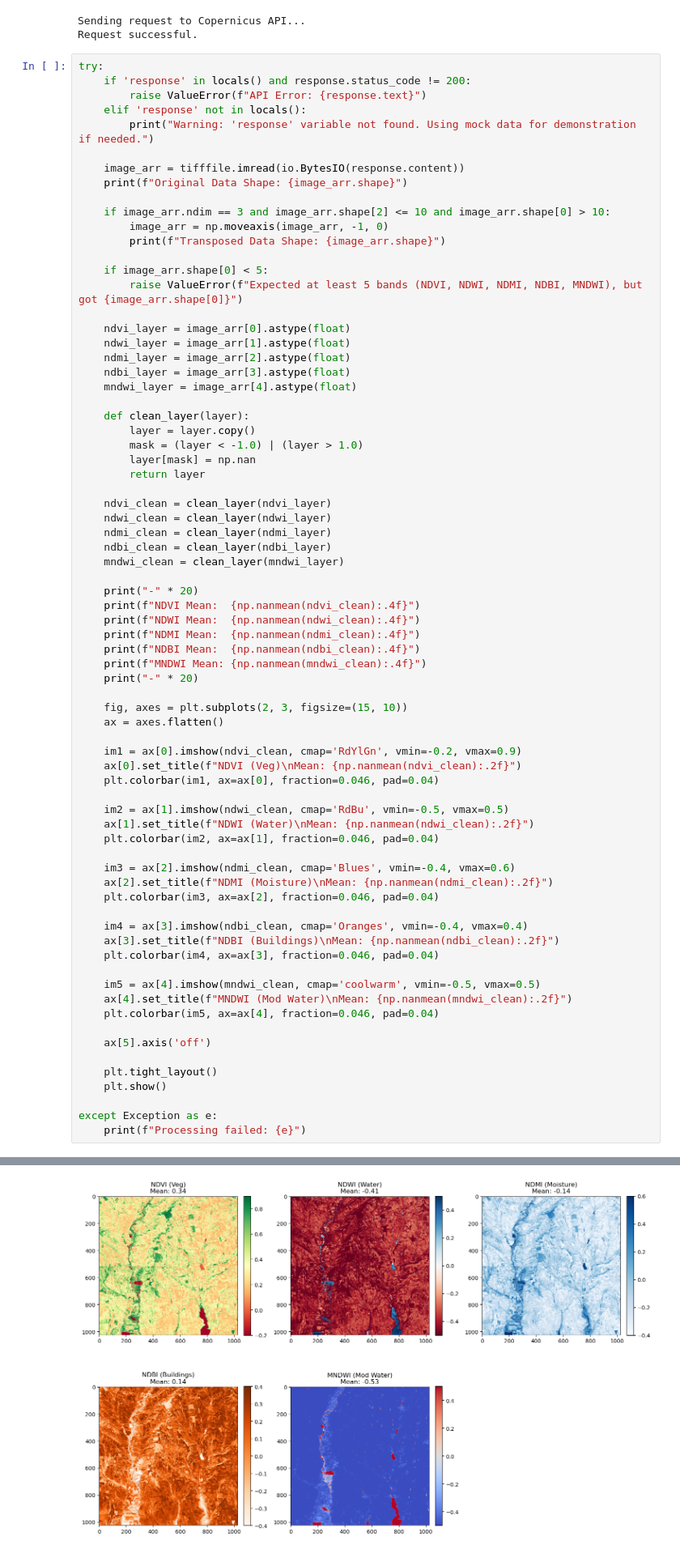
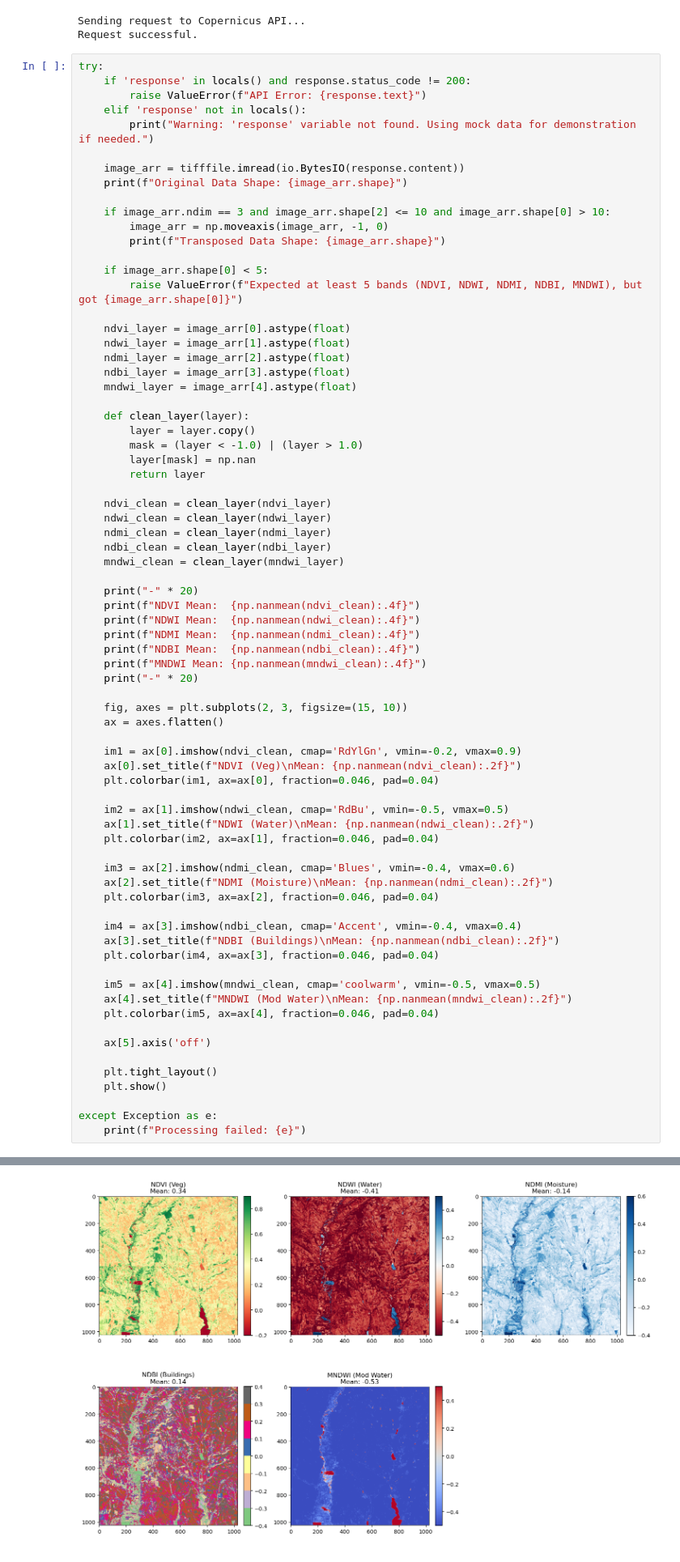
Before and after one commit to stefancristian236/Migration-Prediction, a Jupyter notebook: data_aquisitionApi.ipynb, the cells around one changed output, grey strips where cells are left out. Shown at 81% size. Saved outputs shown, nothing was run; the diff lists cells and outputs as text.

```diff
--- a/data_aquisitionApi.ipynb
+++ b/data_aquisitionApi.ipynb
@@ -168,32 +168,32 @@ try:
     plt.colorbar(im2, ax=ax[1], fraction=0.046, pad=0.04)
 
     im3 = ax[2].imshow(ndmi_clean, cmap='Blues', vmin=-0.4, vmax=0.6)
     ax[2].set_title(f"NDMI (Moisture)\nMean: {np.nanmean(ndmi_clean):.2f}")
     plt.colorbar(im3, ax=ax[2], fraction=0.046, pad=0.04)
 
-    im4 = ax[3].imshow(ndbi_clean, cmap='Oranges', vmin=-0.4, vmax=0.4)
+    im4 = ax[3].imshow(ndbi_clean, cmap='Accent', vmin=-0.4, vmax=0.4)
     ax[3].set_title(f"NDBI (Buildings)\nMean: {np.nanmean(ndbi_clean):.2f}")
     plt.colorbar(im4, ax=ax[3], fraction=0.046, pad=0.04)
 
     im5 = ax[4].imshow(mndwi_clean, cmap='coolwarm', vmin=-0.5, vmax=0.5)
     ax[4].set_title(f"MNDWI (Mod Water)\nMean: {np.nanmean(mndwi_clean):.2f}")
     plt.colorbar(im5, ax=ax[4], fraction=0.046, pad=0.04)
 
     ax[5].axis('off')
 
     plt.tight_layout()
     plt.show()
 
 except Exception as e:
     print(f"Processing failed: {e}")
 # %% [output]
 Original Data Shape: (1024, 1024, 5)
 Transposed Data Shape: (5, 1024, 1024)
 --------------------
 NDVI Mean:  0.3394
 NDWI Mean:  -0.4138
 NDMI Mean:  -0.1357
 NDBI Mean:  0.1357
 MNDWI Mean: -0.5263
 --------------------
-[figure, old version]
+[figure, new version]
```
Also changed, not shown: 20 other files.
